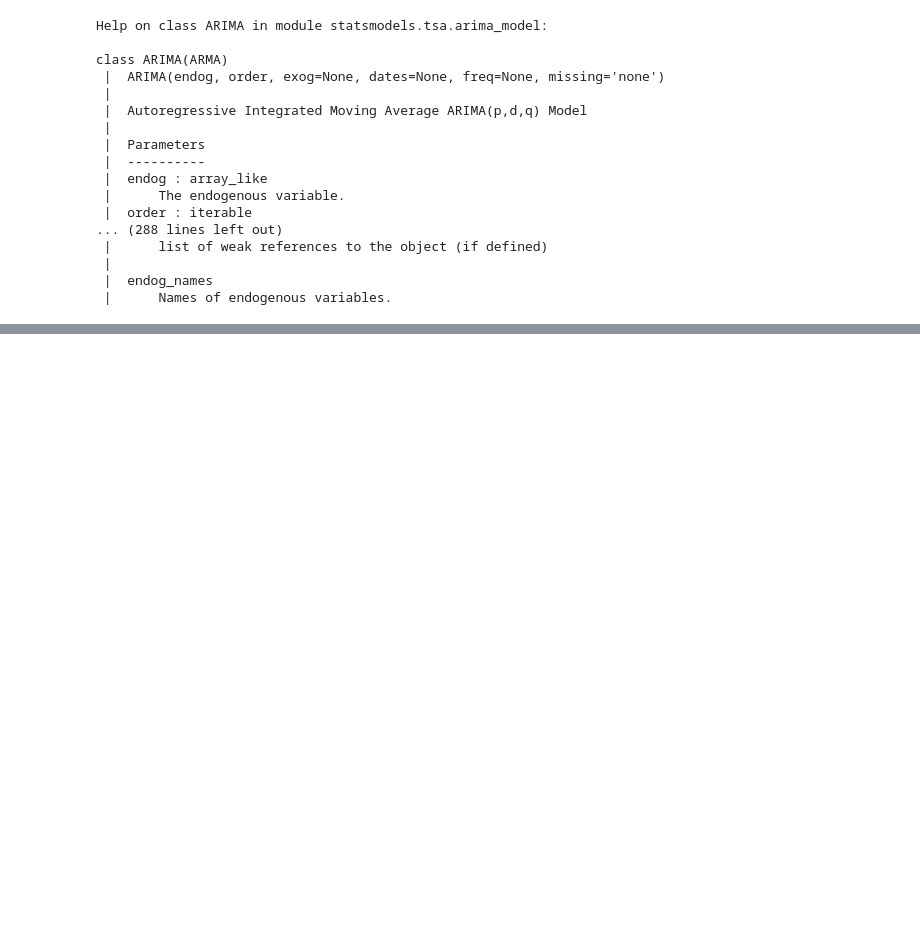
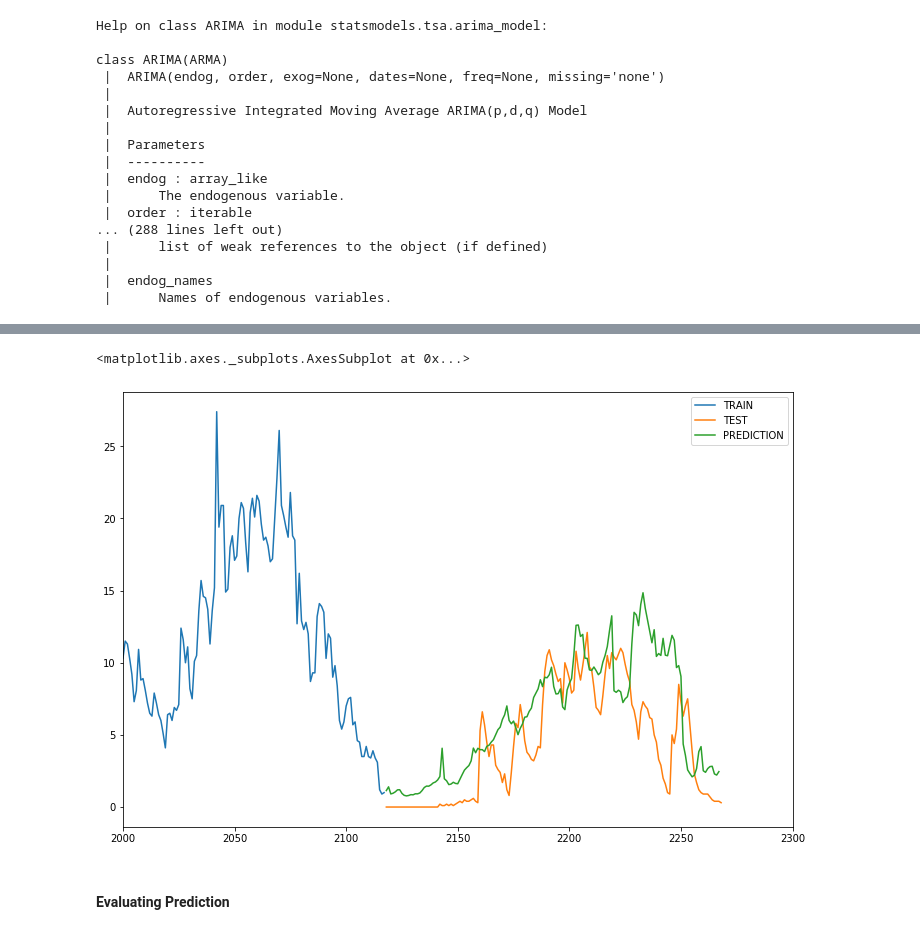
Before and after one commit to elbertsoftware/SpringboardAIC, a Jupyter notebook: salinization/dev/07. arima-modeling/ben-tre-arima.ipynb, the cells around one changed output, grey strips where cells are left out. Drawn from its saved outputs; the diff is of its cells as text; code cells hidden in the pictures; blank space fills up the shorter version.

```diff
--- a/salinization/dev/07. arima-modeling/ben-tre-arima.ipynb
+++ b/salinization/dev/07. arima-modeling/ben-tre-arima.ipynb
@@ -83,0 +242,10 @@ class ARIMA(ARMA)
+# %%
+# plot prediction vs. true values (zoomed version)
+train_temp_df[value_field].plot(legend=True, label='TRAIN')
+test_temp_df[value_field].plot(legend=True, label='TEST', figsize=(12,8))
+hw_prediction.plot(legend=True, label='PREDICTION', xlim=[2000, 2300])
+# %% [output]
+<matplotlib.axes._subplots.AxesSubplot at 0x...>
+[figure, added]
+# %% [markdown]
+#### Evaluating Prediction
```
Also changed, not shown: parts of 38 cells of this notebook, 2 other files.
